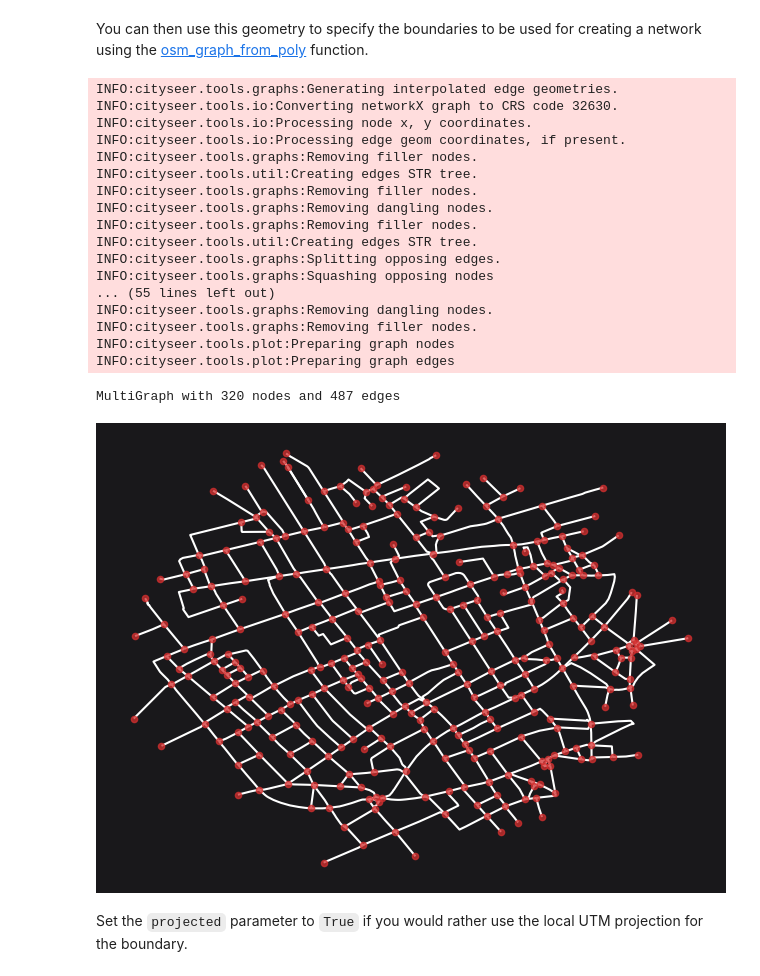
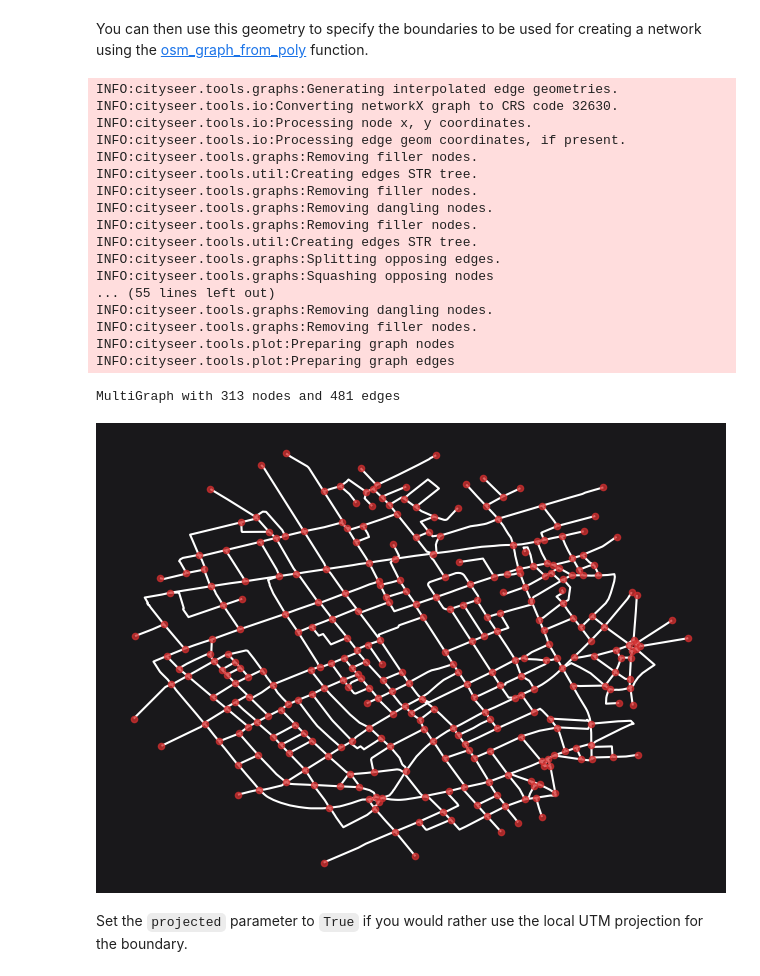
Before and after one commit to benchmark-urbanism/cityseer-examples, a Jupyter notebook: recipes/networks/create_from_buffered_point.ipynb, the cells around one changed output. Saved outputs shown, nothing was run; the diff lists cells and outputs as text; code cells hidden in the pictures.

```diff
--- a/recipes/networks/create_from_buffered_point.ipynb
+++ b/recipes/networks/create_from_buffered_point.ipynb
@@ -23,29 +23,29 @@ poly_wgs
 # %% [markdown]
 You can then use this geometry to specify the boundaries to be used for creating a network using the [osm_graph_from_poly](https://cityseer.benchmarkurbanism.com/tools/io#osm-graph-from-poly) function.
 # %%
-G = io.osm_graph_from_poly(poly_wgs)
+G = io.osm_graph_from_poly(poly_wgs, green_footways=False)  # False by default
 print(G)
 plot.plot_nx(G, plot_geoms=True)
 # %% [output]
 INFO:cityseer.tools.graphs:Generating interpolated edge geometries.
 INFO:cityseer.tools.io:Converting networkX graph to CRS code 32630.
 INFO:cityseer.tools.io:Processing node x, y coordinates.
 INFO:cityseer.tools.io:Processing edge geom coordinates, if present.
 INFO:cityseer.tools.graphs:Removing filler nodes.
 INFO:cityseer.tools.util:Creating edges STR tree.
 INFO:cityseer.tools.graphs:Removing filler nodes.
 INFO:cityseer.tools.graphs:Removing dangling nodes.
 INFO:cityseer.tools.graphs:Removing filler nodes.
 INFO:cityseer.tools.util:Creating edges STR tree.
 INFO:cityseer.tools.graphs:Splitting opposing edges.
 INFO:cityseer.tools.graphs:Squashing opposing nodes
 ... (55 lines left out)
 INFO:cityseer.tools.graphs:Removing dangling nodes.
 INFO:cityseer.tools.graphs:Removing filler nodes.
 INFO:cityseer.tools.plot:Preparing graph nodes
 INFO:cityseer.tools.plot:Preparing graph edges
-MultiGraph with 320 nodes and 487 edges
+MultiGraph with 313 nodes and 481 edges
-[figure, old version]
+[figure, new version]
 # %% [markdown]
 Set the `projected` parameter to `True` if you would rather use the local UTM projection for the boundary.
 # %%
```
Also changed, not shown: 3 other files.
